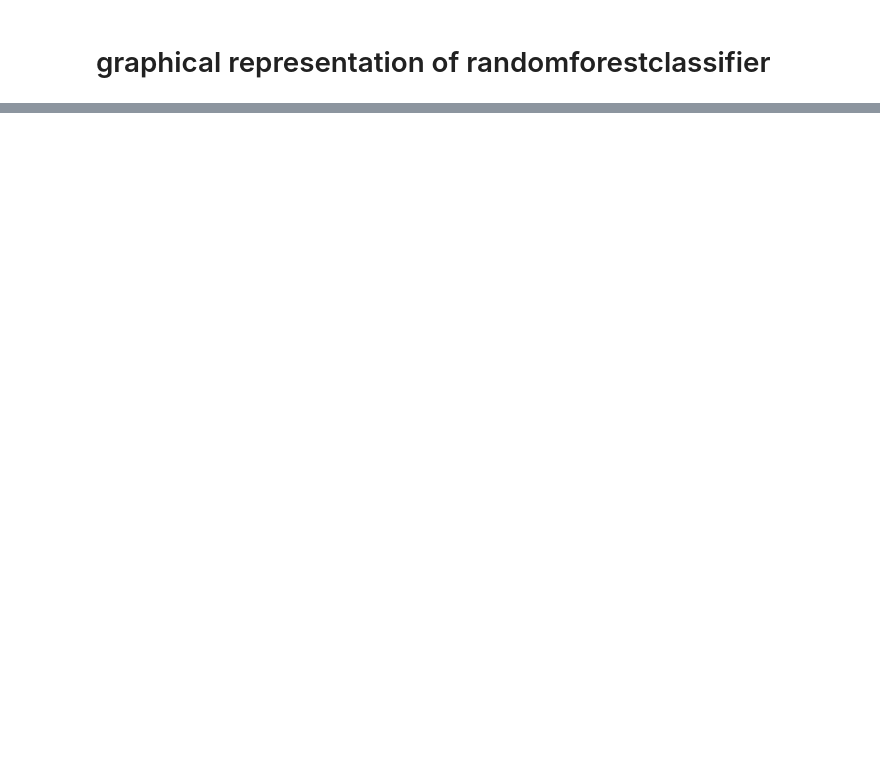
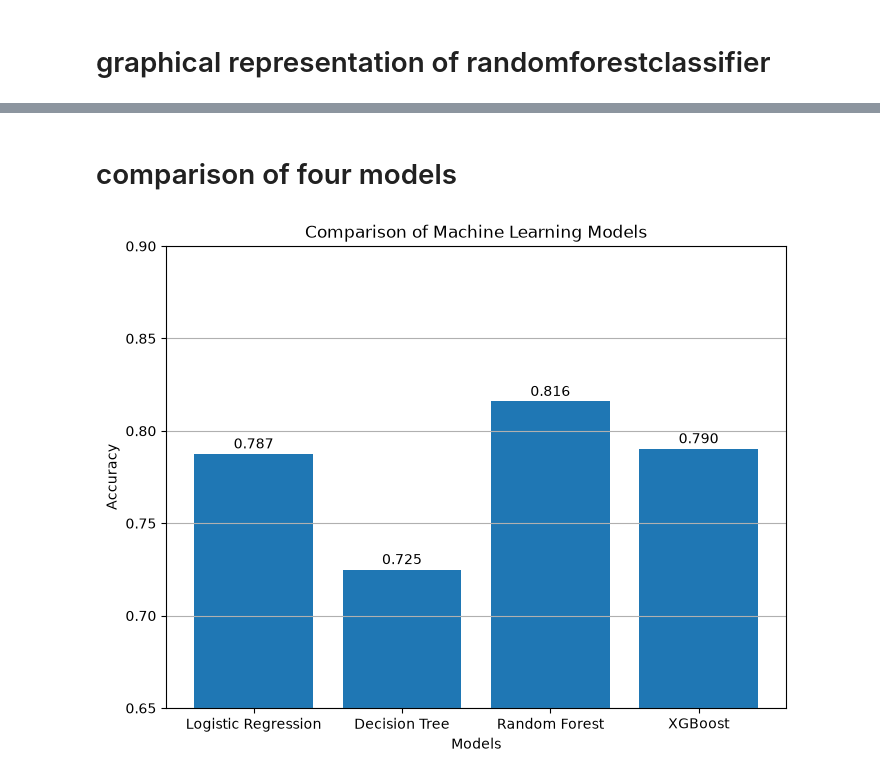
Before and after one commit to pushadapuvarshitha-blip/AI-Customer-churn-prediction, a Jupyter notebook: churn.ipynb, the cells around one changed output, grey strips where cells are left out. Cells and saved outputs as stored; diff of their text form; code cells hidden in the pictures; blank space fills up the shorter version.

```diff
--- a/churn.ipynb
+++ b/churn.ipynb
@@ -764,0 +958,49 @@ weighted avg       0.77      0.79      0.78      1407
+# %% [markdown]
+# comparison of four models
+# %%
+import matplotlib.pyplot as plt
+
+# Model Names
+models = [
+    "Logistic Regression",
+    "Decision Tree",
+    "Random Forest",
+    "XGBoost"
+]
+
+# Model Accuracies
+accuracies = [
+    0.7875,   # Logistic Regression
+    0.7249,   # Decision Tree
+    0.8159,   # Random Forest
+    0.7903   # XGBoost
+]
+
+plt.figure(figsize=(8,6))
+
+bars = plt.bar(models, accuracies)
+
+# Display accuracy values on top of bars
+for bar in bars:
+    height = bar.get_height()
+    plt.text(
+        bar.get_x() + bar.get_width()/2,
+        height + 0.003,
+        f"{height:.3f}",
+        ha="center",
+        fontsize=10
+    )
+
+plt.title("Comparison of Machine Learning Models")
+
+plt.xlabel("Models")
+
+plt.ylabel("Accuracy")
+
+plt.ylim(0.65, 0.90)
+
+plt.grid(axis="y")
+
+plt.show()
+# %% [output]
+[figure, added]
```
Also changed, not shown: parts of 7 cells of this notebook, 1 other file.
